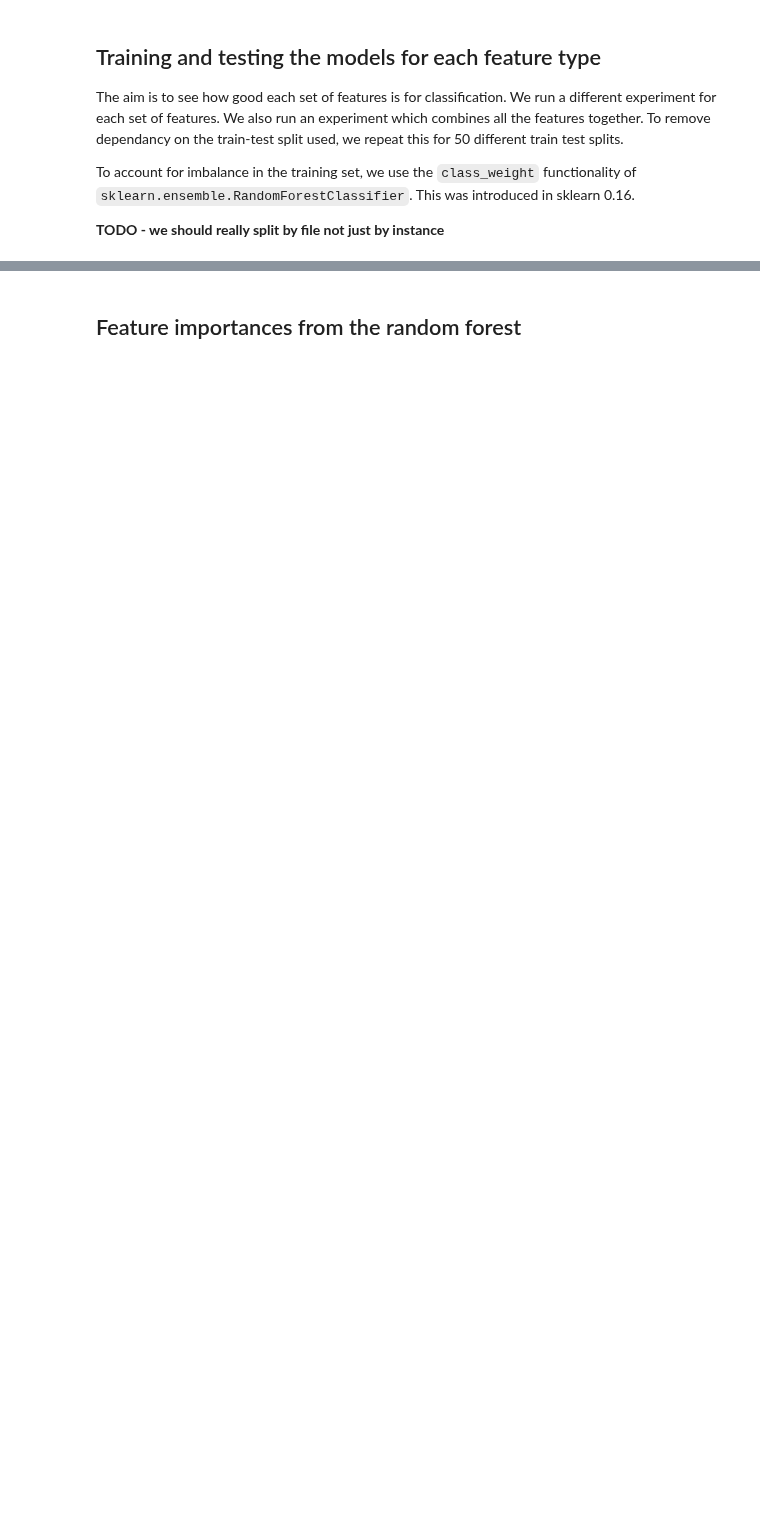
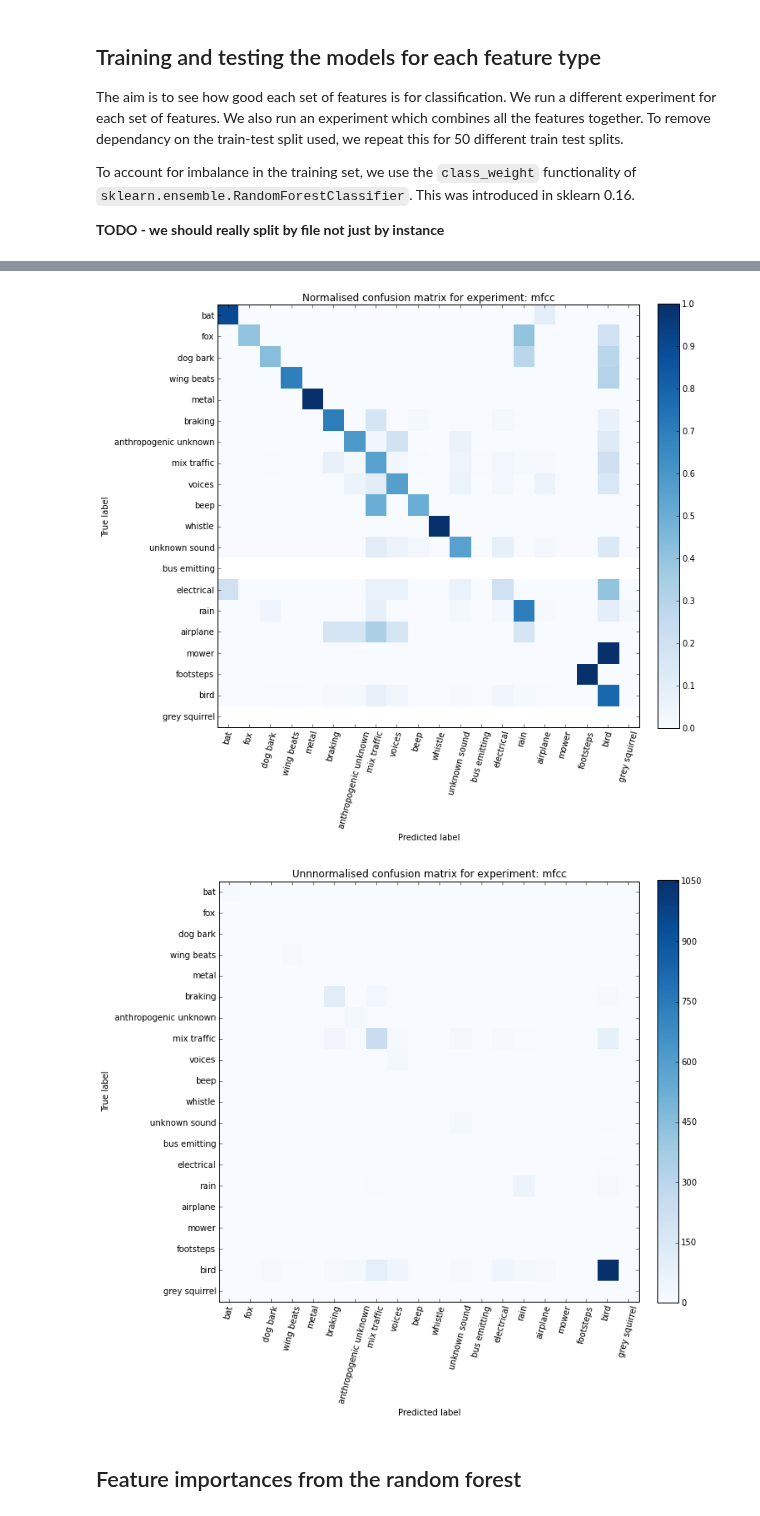
Before and after one commit to mdfirman/CityNet, a Jupyter notebook: notebooks/core/features_evaluation.ipynb, the cells around one changed output, grey strips where cells are left out. Saved outputs shown, nothing was run; the diff lists cells and outputs as text; code cells hidden in the pictures; blank space fills up the shorter version.

```diff
--- a/notebooks/core/features_evaluation.ipynb
+++ b/notebooks/core/features_evaluation.ipynb
@@ -273,25 +299,39 @@ i.e. `results['all'][0]['Y_pred']`
 # %%
 from sklearn.metrics import confusion_matrix
 
+experiment_to_show = 'mfcc'
+
 unique_labels = list(set(Y))
 
-cm = confusion_matrix(list(results['all'][0]['Y_pred']), results['all'][0]['Y_test'], labels=unique_labels)
-cm_normalized = cm.astype('float') / cm.sum(axis=1)[:, np.newaxis]
+predictions = list(results[experiment_to_show][0]['Y_pred'])
+ground_truth = results[experiment_to_show][0]['Y_test']
+
+cm = confusion_matrix(predictions, ground_truth, labels=unique_labels)
+cm_normalized = cm.astype('float') / cm.astype('float').sum(axis=1)[:, np.newaxis]
 
 def plot_confusion_matrix(cm, title='Confusion matrix', cmap=plt.cm.Blues):
     plt.imshow(cm, interpolation='nearest', cmap=cmap)
     plt.title(title)
-#     plt.colorbar()
+    plt.colorbar(fraction=0.046, pad=0.04)
     tick_marks = np.arange(len(unique_labels))
-    plt.xticks(tick_marks, unique_labels, rotation=45)
+    plt.xticks(tick_marks, unique_labels, rotation=75)
     plt.yticks(tick_marks, unique_labels)
     plt.tight_layout()
     plt.ylabel('True label')
     plt.xlabel('Predicted label')
 
+
 plt.figure(figsize=(10, 10))
-plot_confusion_matrix(cm);
-print unique_labels
+plot_confusion_matrix(cm_normalized,
+  title='Normalised confusion matrix for experiment: ' + experiment_to_show + '');
+
+
+plt.figure(figsize=(10, 10))
+plot_confusion_matrix(cm,
+  title='Unnnormalised confusion matrix for experiment: ' + experiment_to_show + '');
+# %% [output]
+[figure, added]
+[figure, added]
 # %% [markdown]
 ## Feature importances from the random forest
 # %%
```
Also changed, not shown: parts of 12 cells of this notebook.
